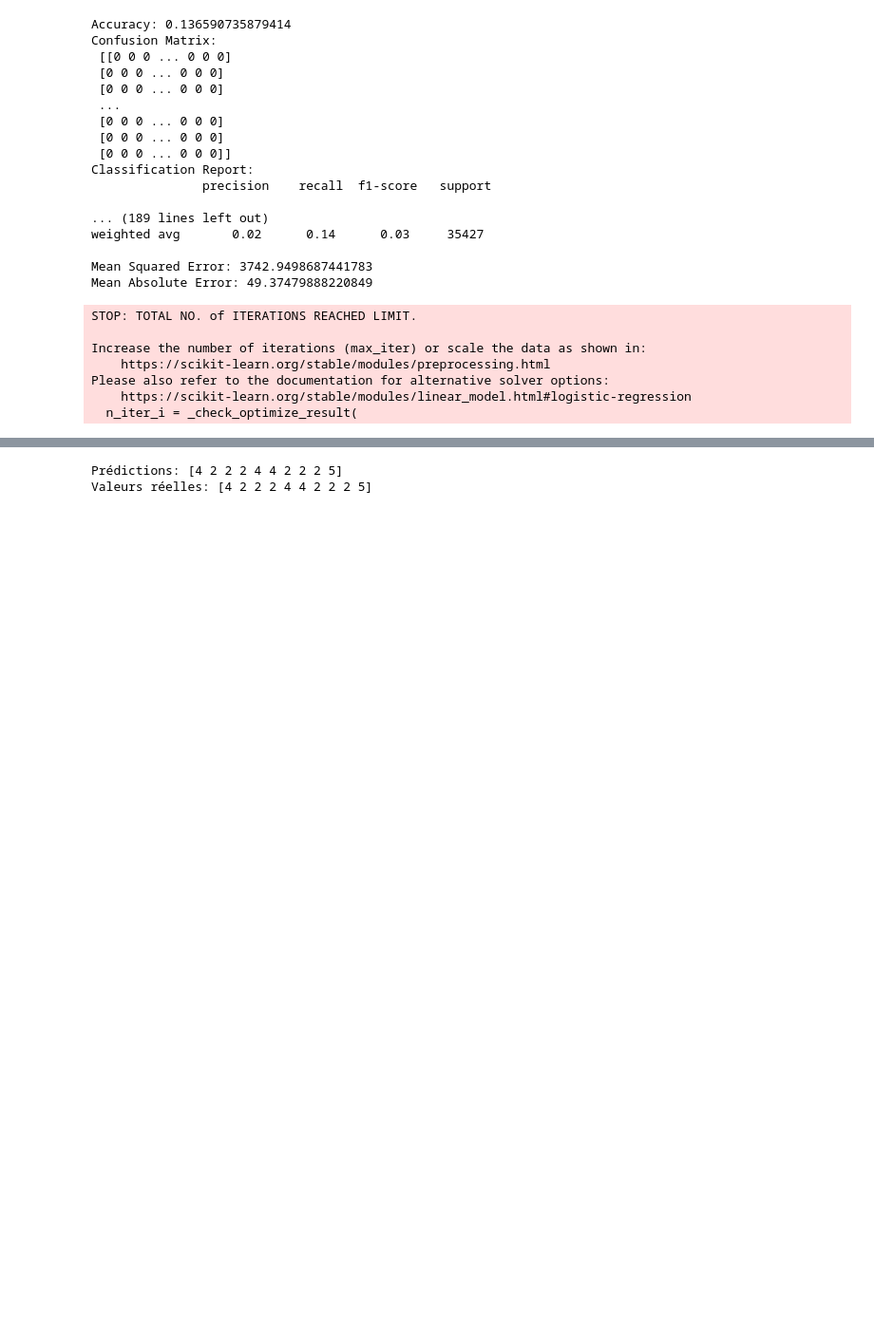
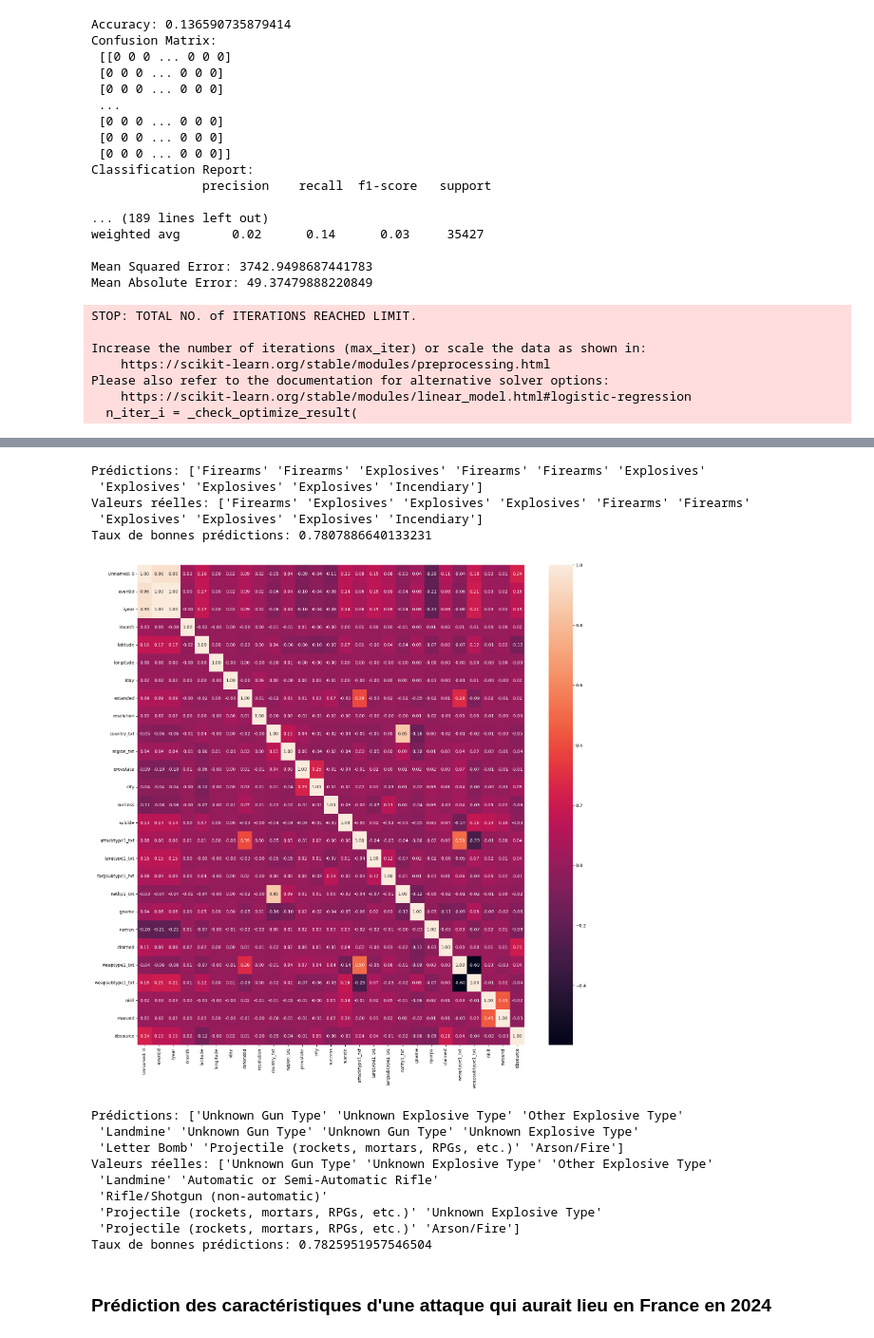
Before and after one commit to ThomasAlvarezRodriguez/AIC, a Jupyter notebook: AIC_IA_Alexandre.ipynb, the cells around one changed output, grey strips where cells are left out. Shown at 95% size. Cells and saved outputs as stored; diff of their text form; code cells hidden in the pictures; blank space fills up the shorter version.

```diff
--- a/AIC_IA_Alexandre.ipynb
+++ b/AIC_IA_Alexandre.ipynb
@@ -320,3 +372,37 @@ Classification par random forest visant à prédire l'arme utilisée dans une at
+# %%
+
+def decode_predictions(y, column_name):
+    if y.ndim == 1:
+        y = y.reshape(-1, 1)
+
+    y_decoded = np.zeros_like(y, dtype=object)
+    y_decoded[:, 0] = label_encoders[column_name].inverse_transform(y[:, 0].astype(int))
+    return y_decoded.squeeze()
+
+# Afficher les 10 premières prédictions
+print("Prédictions:", decode_predictions(y_pred, 'weaptype1_txt')[:10])
+
+# Afficher les 10 premières valeurs réelles
+print("Valeurs réelles:", decode_predictions(y_test.values, 'weaptype1_txt')[:10])
+
+
+# Taux de bonnes prédictions
+accuracy = accuracy_score(y_test, y_pred)
+
+print("Taux de bonnes prédictions:", accuracy)
+# %% [output]
+Prédictions: ['Firearms' 'Firearms' 'Explosives' 'Firearms' 'Firearms' 'Explosives'
+ 'Explosives' 'Explosives' 'Explosives' 'Incendiary']
+Valeurs réelles: ['Firearms' 'Explosives' 'Explosives' 'Explosives' 'Firearms' 'Firearms'
+ 'Explosives' 'Explosives' 'Explosives' 'Incendiary']
+Taux de bonnes prédictions: 0.7807886640133231
+# %%
+# Affiche la matrice de corrélation entre les variables utilisées précédemment
+plt.figure(figsize=(20, 20))
+sns.heatmap(data.corr(), annot=True, fmt='.2f')
+plt.show()
+# %% [output]
+[figure, added]
 # %%
 #Prédiction de l'arme utilisée pour l'attaque en fonction du reste des données par forêt aléatoire
 
@@ -347,22 +433,34 @@ y_pred = rf.predict(X_test)
 # print("Classification Report:\n", cr)
 # %%
 
+def decode_predictions(y, column_name):
+    if y.ndim == 1:
+        y = y.reshape(-1, 1)
 
-#fonction pour décoder
-def decode_predictions(y):
-    y_decoded = np.zeros_like(y)
-    for col in range(data.shape[1]):
-        if col in label_encoders:
-            y_decoded[:, col] = label_encoders[data.columns[col]].inverse_transform(y[:, col].astype(int))
-        else:
-            y_decoded[col] = y[col]
-    return y_decoded
+    y_decoded = np.zeros_like(y, dtype=object)
+    y_decoded[:, 0] = label_encoders[column_name].inverse_transform(y[:, 0].astype(int))
+    return y_decoded.squeeze()
 
 # Afficher les 10 premières prédictions
-print("Prédictions:", decode_predictions(y_pred)[:10])
+print("Prédictions:", decode_predictions(y_pred, 'weapsubtype1_txt')[:10])
 
 # Afficher les 10 premières valeurs réelles
-print("Valeurs réelles:", decode_predictions(y_test.values)[:10])
+print("Valeurs réelles:", decode_predictions(y_test.values, 'weapsubtype1_txt')[:10])
+
+
+# Taux de bonnes prédictions
+accuracy = accuracy_score(y_test, y_pred)
+
+print("Taux de bonnes prédictions:", accuracy)
 # %% [output]
-Prédictions: [4 2 2 2 4 4 2 2 2 5]
-Valeurs réelles: [4 2 2 2 4 4 2 2 2 5]
+Prédictions: ['Unknown Gun Type' 'Unknown Explosive Type' 'Other Explosive Type'
+ 'Landmine' 'Unknown Gun Type' 'Unknown Gun Type' 'Unknown Explosive Type'
+ 'Letter Bomb' 'Projectile (rockets, mortars, RPGs, etc.)' 'Arson/Fire']
+Valeurs réelles: ['Unknown Gun Type' 'Unknown Explosive Type' 'Other Explosive Type'
+ 'Landmine' 'Automatic or Semi-Automatic Rifle'
+ 'Rifle/Shotgun (non-automatic)'
+ 'Projectile (rockets, mortars, RPGs, etc.)' 'Unknown Explosive Type'
+ 'Projectile (rockets, mortars, RPGs, etc.)' 'Arson/Fire']
+Taux de bonnes prédictions: 0.7825951957546504
+# %% [markdown]
+### Prédiction des caractéristiques d'une attaque qui aurait lieu en France en 2024
```
Also changed, not shown: parts of 17 cells of this notebook.
